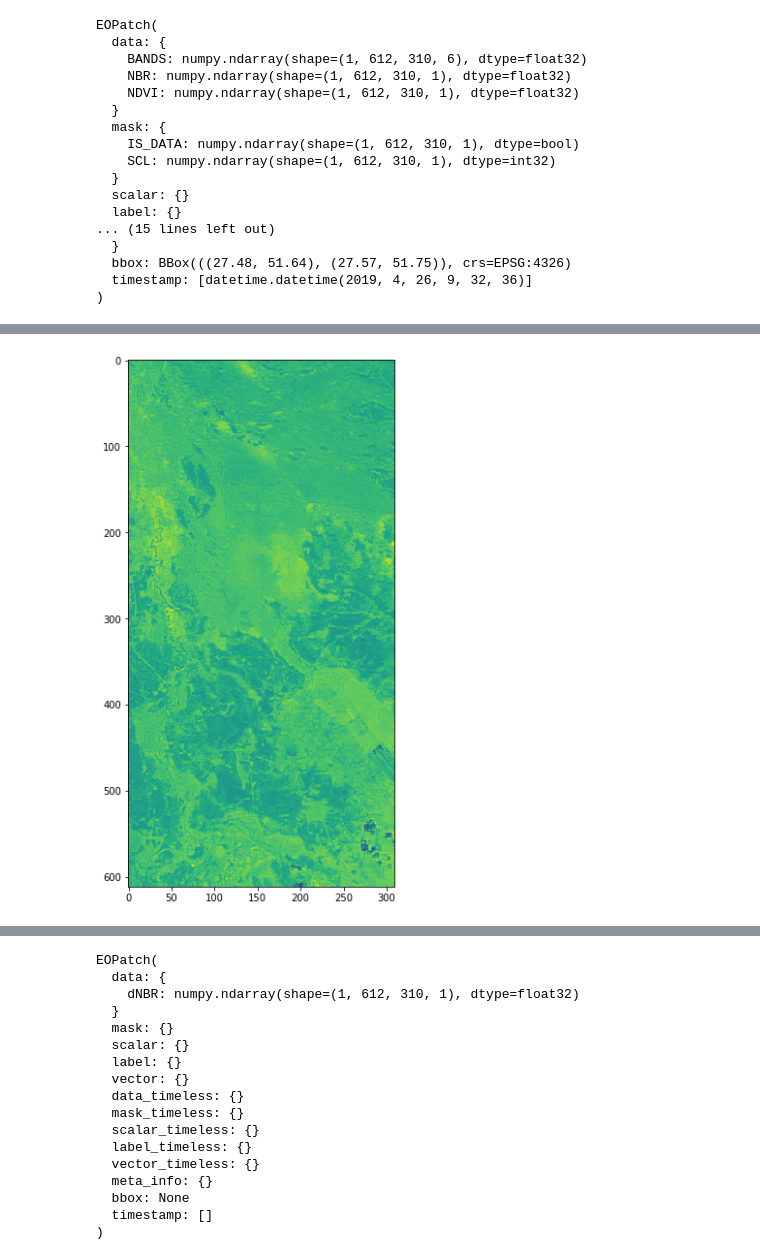
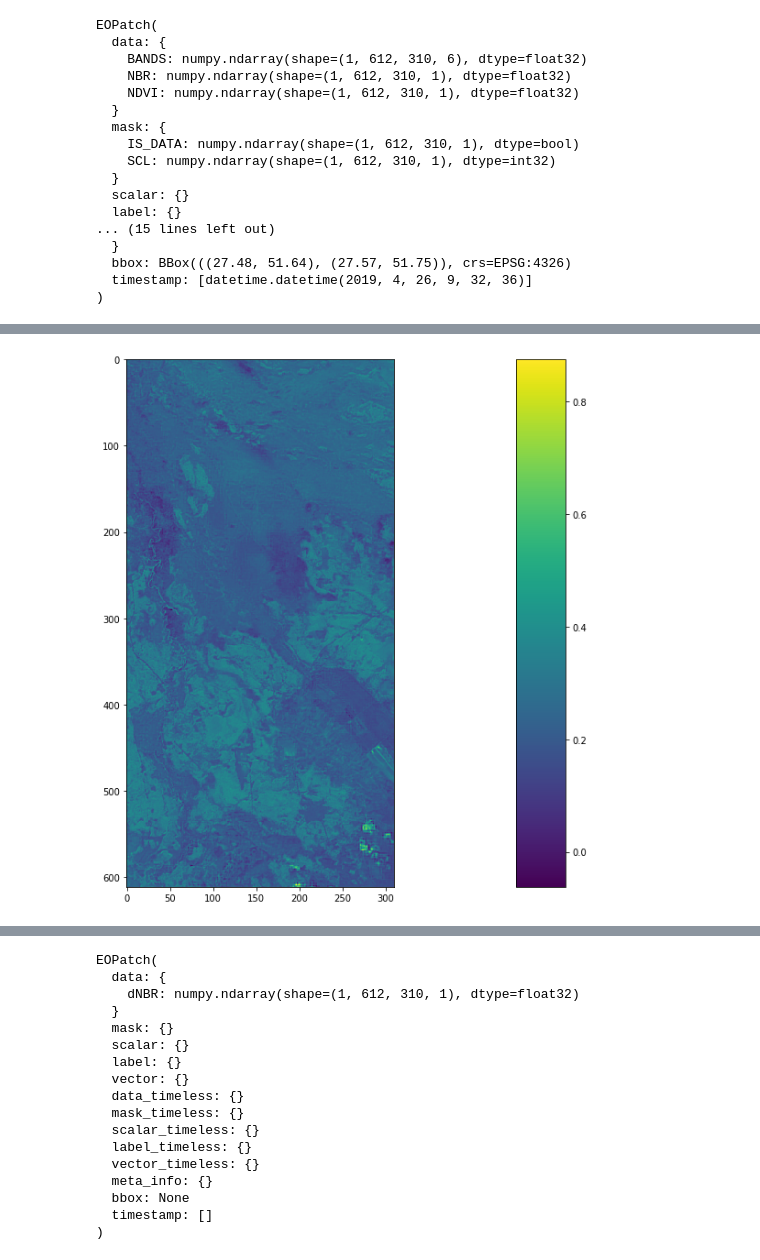
Before and after one commit to frolui/using-eo-learn-in-remote-sensing-, a Jupyter notebook: v_0_6_0/light_process.ipynb, the cells around one changed output, grey strips where cells are left out. Saved outputs shown, nothing was run; the diff lists cells and outputs as text; code cells hidden in the pictures.

```diff
--- a/v_0_6_0/light_process.ipynb
+++ b/v_0_6_0/light_process.ipynb
@@ -166,5 +176,10 @@ plt.imshow(delta_nbr[0].squeeze());
-# %%
-plt.figure(figsize=(10,10))
-plt.imshow(delta_nbr_1[0].squeeze());
-# %% [output]
-[figure, removed]
+# %%
+plt.figure(figsize=(10,10))
+plt.imshow(delta_nbr[0].squeeze());
+
+plt.subplots_adjust(bottom=0.1, right=0.8, top=0.9)
+cax = plt.axes([0.85, 0.1, 0.075, 0.8])
+plt.colorbar(cax=cax)
+plt.show()
+# %% [output]
+[figure, added]
```
Also changed, not shown: parts of 8 cells of this notebook, 9 other files.
